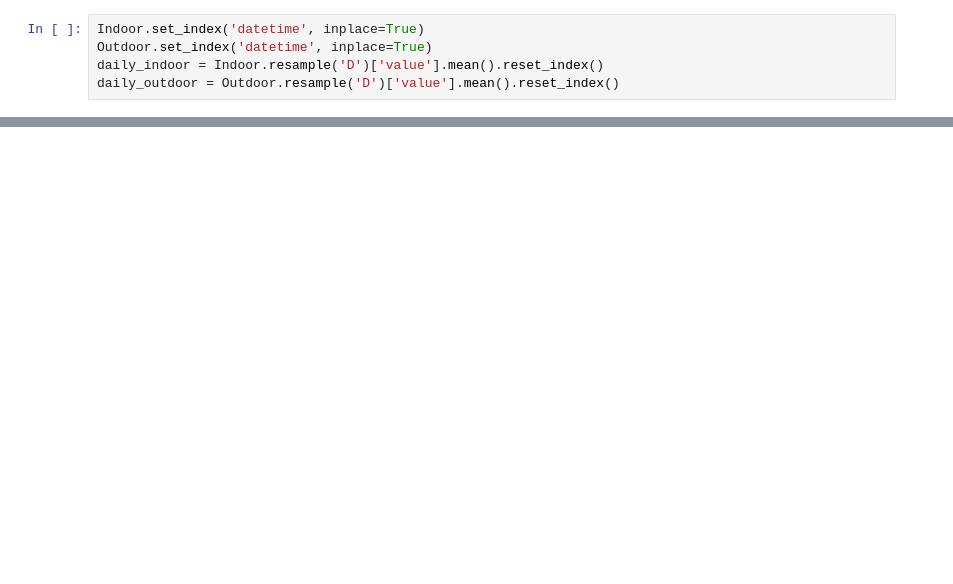
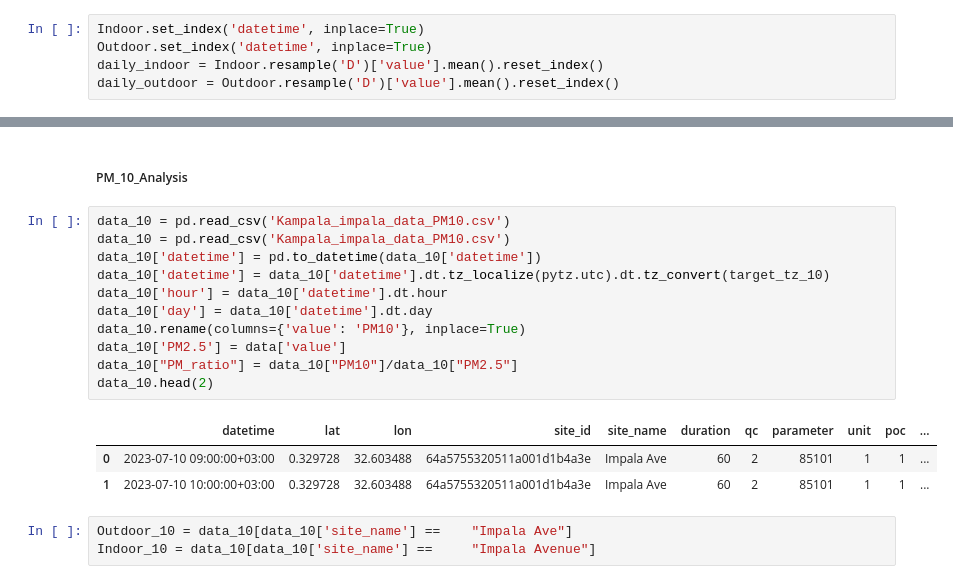
Before and after one commit to NsubugaAnold/Python-and-Data-related-Works, a Jupyter notebook: Indoor Vs Outdoor Particulate matter variations/Indoor_vs_Outdoor_Particulate_matter_concentrations.ipynb, the cells around one changed output, grey strips where cells are left out. Cells and saved outputs as stored; diff of their text form; blank space fills up the shorter version.

```diff
--- a/Indoor Vs Outdoor Particulate matter variations/Indoor_vs_Outdoor_Particulate_matter_concentrations.ipynb
+++ b/Indoor Vs Outdoor Particulate matter variations/Indoor_vs_Outdoor_Particulate_matter_concentrations.ipynb
@@ -126,0 +120,20 @@ fig2.show()
+# %% [markdown]
+##### PM_10_Analysis
+# %%
+data_10 = pd.read_csv('Kampala_impala_data_PM10.csv')
+data_10 = pd.read_csv('Kampala_impala_data_PM10.csv')
+data_10['datetime'] = pd.to_datetime(data_10['datetime'])
+data_10['datetime'] = data_10['datetime'].dt.tz_localize(pytz.utc).dt.tz_convert(target_tz_10)
+data_10['hour'] = data_10['datetime'].dt.hour
+data_10['day'] = data_10['datetime'].dt.day
+data_10.rename(columns={'value': 'PM10'}, inplace=True)
+data_10['PM2.5'] = data['value']
+data_10["PM_ratio"] = data_10["PM10"]/data_10["PM2.5"]
+data_10.head(2)
+# %% [output]
+|  | datetime | lat | lon | site_id | site_name | duration | qc | parameter | unit | poc | ... |
+| 0 | 2023-07-10 09:00:00+03:00 | 0.329728 | 32.603488 | 64a5755320511a001d1b4a3e | Impala Ave | 60 | 2 | 85101 | 1 | 1 | ... |
+| 1 | 2023-07-10 10:00:00+03:00 | 0.329728 | 32.603488 | 64a5755320511a001d1b4a3e | Impala Ave | 60 | 2 | 85101 | 1 | 1 | ... |
+# %%
+Outdoor_10 = data_10[data_10['site_name'] == 	"Impala Ave"]
+Indoor_10 = data_10[data_10['site_name'] == 	"Impala Avenue"]
```
Also changed, not shown: parts of 11 cells of this notebook, 1 other file.
